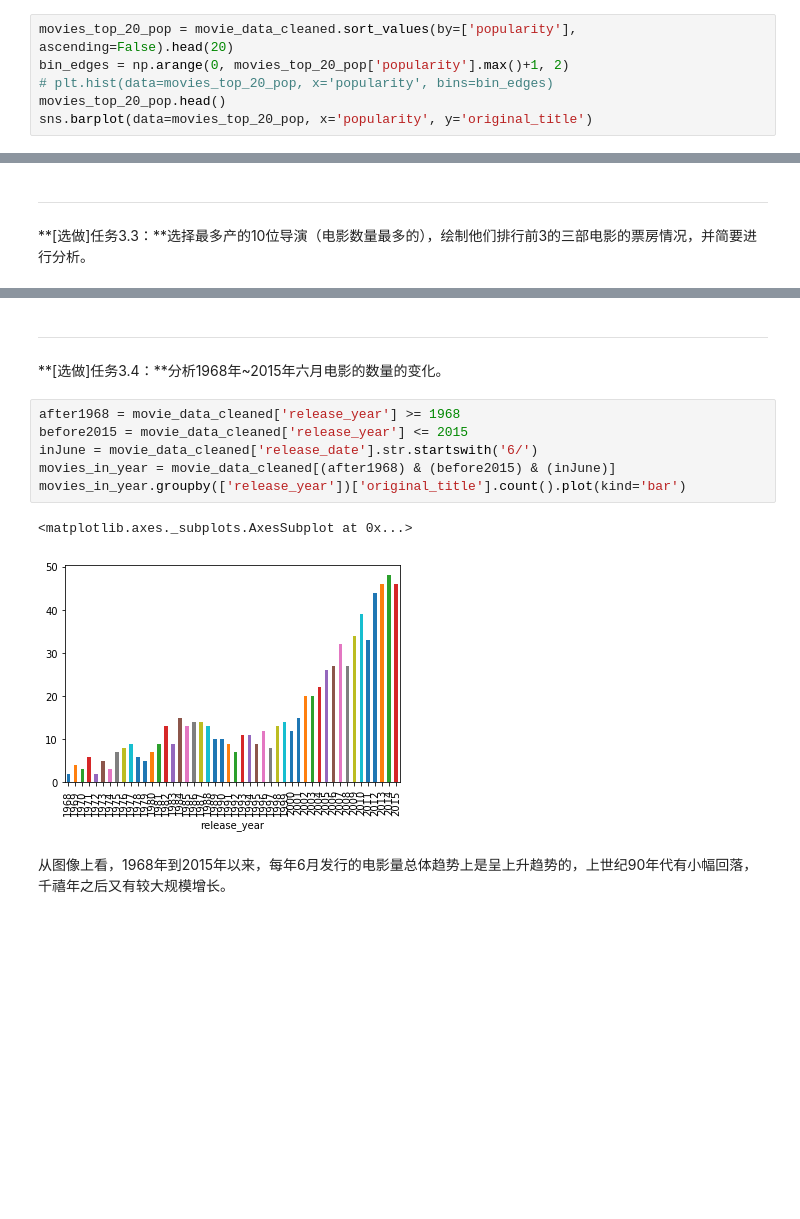
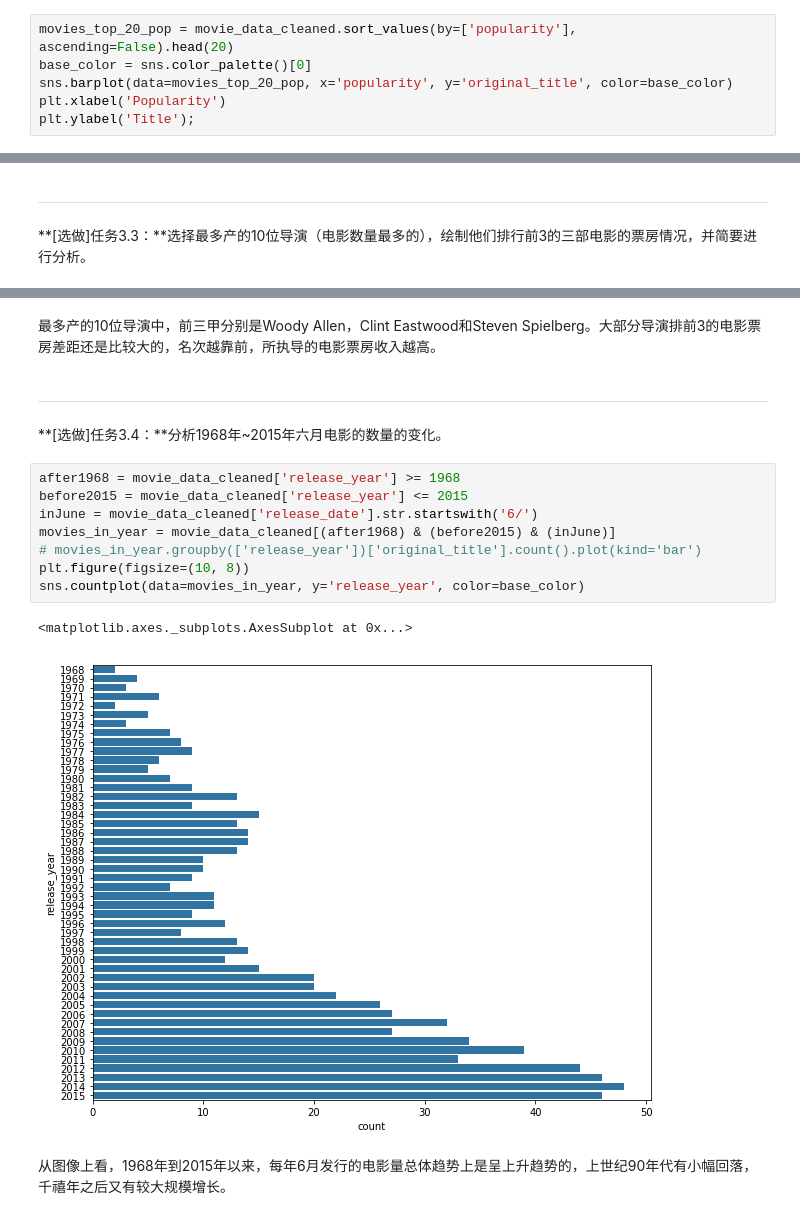
Before and after one commit to leesper/become-aipnd-learner, a Jupyter notebook: P2_ExploreMovieDataset/Explore Movie Dataset.ipynb, the cells around one changed output, grey strips where cells are left out. Cells and saved outputs as stored; diff of their text form; blank space fills up the shorter version.

```diff
--- a/P2_ExploreMovieDataset/Explore Movie Dataset.ipynb
+++ b/P2_ExploreMovieDataset/Explore Movie Dataset.ipynb
@@ -389,8 +379,8 @@ Name: popularity, Length: 5016, dtype: float64
 **任务3.1：**对 `popularity` 最高的20名电影绘制其 `popularity` 值。
 # %%
 movies_top_20_pop = movie_data_cleaned.sort_values(by=['popularity'], ascending=False).head(20)
-bin_edges = np.arange(0, movies_top_20_pop['popularity'].max()+1, 2)
-# plt.hist(data=movies_top_20_pop, x='popularity', bins=bin_edges)
-movies_top_20_pop.head()
-sns.barplot(data=movies_top_20_pop, x='popularity', y='original_title')
+base_color = sns.color_palette()[0]
+sns.barplot(data=movies_top_20_pop, x='popularity', y='original_title', color=base_color)
+plt.xlabel('Popularity')
+plt.ylabel('Title');
 # %% [output]
@@ -433,3 +443,5 @@ plot_top_3_movies(movies_by_top_3_revenues)
+# %% [markdown]
+最多产的10位导演中，前三甲分别是Woody Allen，Clint Eastwood和Steven Spielberg。大部分导演排前3的电影票房差距还是比较大的，名次越靠前，所执导的电影票房收入越高。
 # %% [markdown]
 ---
 
@@ -437,12 +449,14 @@ plot_top_3_movies(movies_by_top_3_revenues)
 # %%
 after1968 = movie_data_cleaned['release_year'] >= 1968
 before2015 = movie_data_cleaned['release_year'] <= 2015
 inJune = movie_data_cleaned['release_date'].str.startswith('6/')
 movies_in_year = movie_data_cleaned[(after1968) & (before2015) & (inJune)]
-movies_in_year.groupby(['release_year'])['original_title'].count().plot(kind='bar')
+# movies_in_year.groupby(['release_year'])['original_title'].count().plot(kind='bar')
+plt.figure(figsize=(10, 8))
+sns.countplot(data=movies_in_year, y='release_year', color=base_color)
 # %% [output]
 <matplotlib.axes._subplots.AxesSubplot at 0x...>
-[figure, old version]
+[figure, new version]
 # %% [markdown]
 从图像上看，1968年到2015年以来，每年6月发行的电影量总体趋势上是呈上升趋势的，上世纪90年代有小幅回落，千禧年之后又有较大规模增长。
 # %% [markdown]
```
Also changed, not shown: parts of 22 cells of this notebook, 2 other files.
